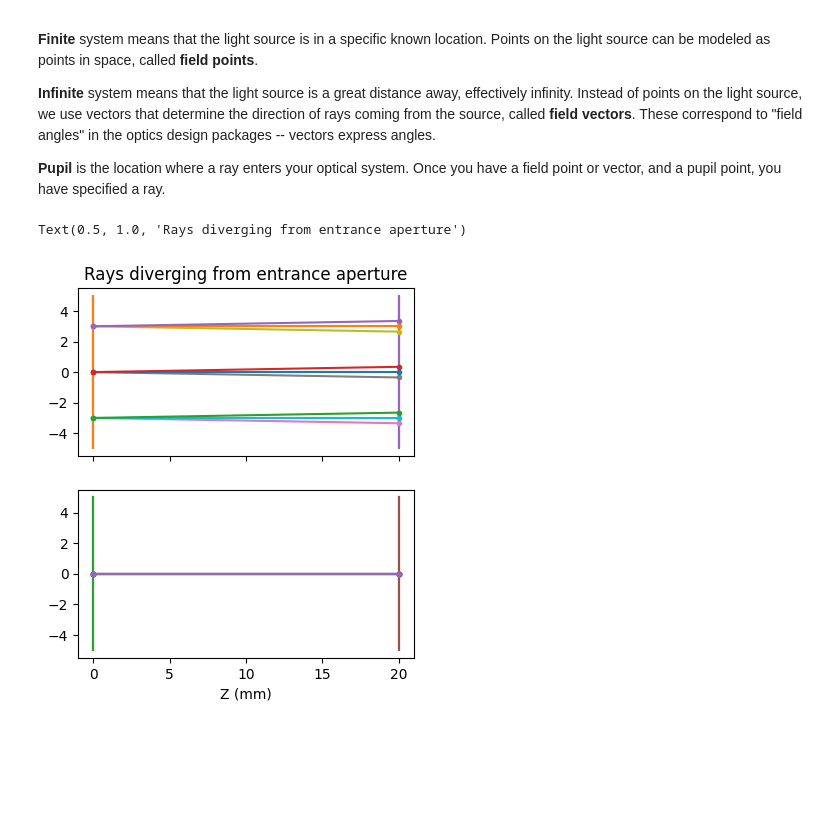
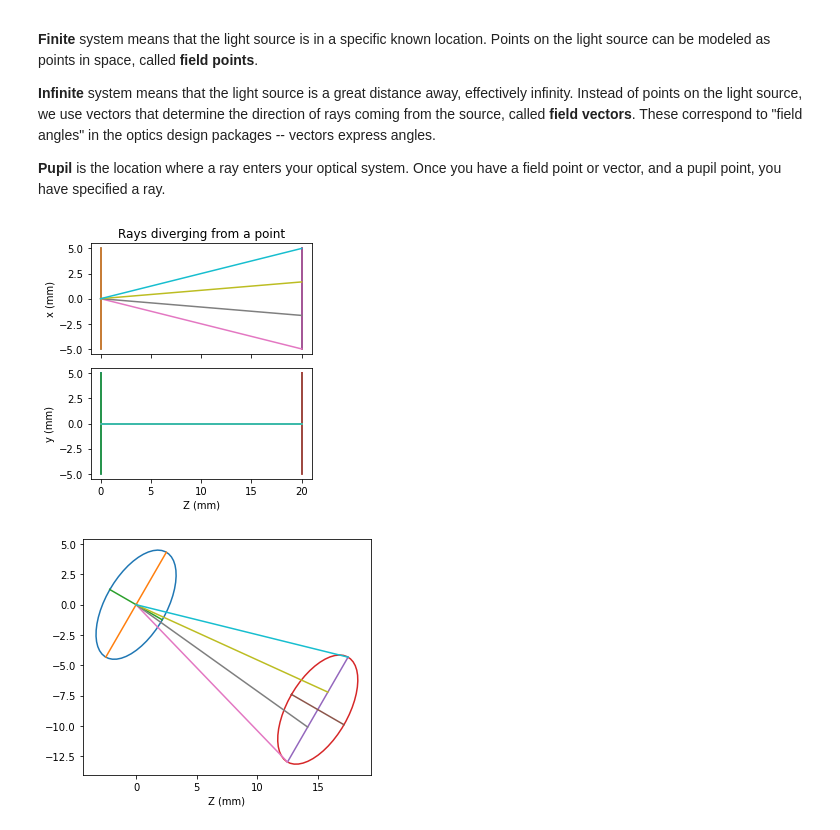
Before and after one commit to bassistTech/rayTrace, a Jupyter notebook: notebooks/basic tutorial.ipynb, the cells around one changed output. Cells and saved outputs as stored; diff of their text form; code cells hidden in the pictures; blank space fills up the shorter version.

```diff
--- a/notebooks/basic tutorial.ipynb
+++ b/notebooks/basic tutorial.ipynb
@@ -11,16 +17,17 @@ import opticsRayTrace.drawing as rtd
 Every system needs a beginning and an end, so the minimal system has two surfaces.
 # %%
 working_distance = 20
+pupil_radius = 5
 
 surface_list_1 = [
     {
         "surf": "dummy",
         "dist": working_distance,
-        "draw_radius": 5
+        "draw_radius": pupil_radius
     },
     {
         "surf": "dummy",
-        "draw_radius": 5
+        "draw_radius": pupil_radius
     }
 ]
 
@@ -33,7 +40,9 @@ geometry_1 = rtt.build_geometry(surface_list_1)
 # My plotting tools are crude right now, just the ability to see X and Y
 # projections of the system.
 
-axd = rtd.new_plot_xy()
+axd = rtd.new_plot()
 rtd.plot_faces(axd, geometry_1)
 axd["axs"][0].set_title("Minimal system, two dummy surfaces")
+axd = rtd.new_plot(["3d"])
+rtd.plot_faces(axd, geometry_1)
 # %% [output]
@@ -53,23 +63,33 @@ I will start with 3 rays emanating from a point. That's enough to begin having f
 # %%
 # Create a single field point
 
-lsf = np.linspace(-1, 1, 3)
-lsp = np.linspace(-3, 3, 3)
-field_rays = np.array([np.array([np.sin(x*np.pi/180), 0, np.cos(x*np.pi/180)]) for x in lsf])
-pupil_points = np.array([np.array([x, 0, 0]) for x in lsp])
+lsf = [0] #np.linspace(-1, 1, 3)
+lsp = np.linspace(-pupil_radius, pupil_radius, 4)
+field_points = np.array([[x, 0, 0] for x in lsf])
+pupil_points = np.array([np.array([x, 0, working_distance]) for x in lsp])
 wavelengths = np.array([0.000633])
 
 # "Ray table" is a table that records the progress of each ray through the geometry. We start
 # by creating an empty ray table that puts all of the surfaces in their correct locations.
 # Remember, we already have "geometry" from above.
 
-ray_table_1 = rtt.new_ray_table(geometry_1, field_rays, pupil_points, wavelengths, infinite = True)
-rtt.propagate_ray(ray_table_1, geometry_1)
+ray_table_1 = rtt.new_ray_table(geometry_1, field_points, pupil_points, wavelengths, infinite = False)
+
+# This is the actual ray tracing
+
+rtt.trace_rays(ray_table_1, geometry_1)
+
+# The rest is just displaying the drawings
+
 axd = rtd.new_plot()
 rtd.plot_faces(axd, geometry_1)
-rtd.plot_rays(axd, geometry_1, ray_table_1, marker = '.')
-axd["axs"][0].set_title("Rays diverging from entrance aperture")
+rtd.plot_rays(axd, geometry_1, ray_table_1)
+axd["axs"][0].set_title("Rays diverging from a point")
+
+axd = rtd.new_plot(["3d"])
+rtd.plot_faces(axd, geometry_1)
+rtd.plot_rays(axd, geometry_1, ray_table_1)
 # %% [output]
-Text(0.5, 1.0, 'Rays diverging from entrance aperture')
-[figure, old version]
+[figure, new version]
+[figure, added]
 # %% [markdown]
```
Also changed, not shown: parts of 7 cells of this notebook, 12 other files.
